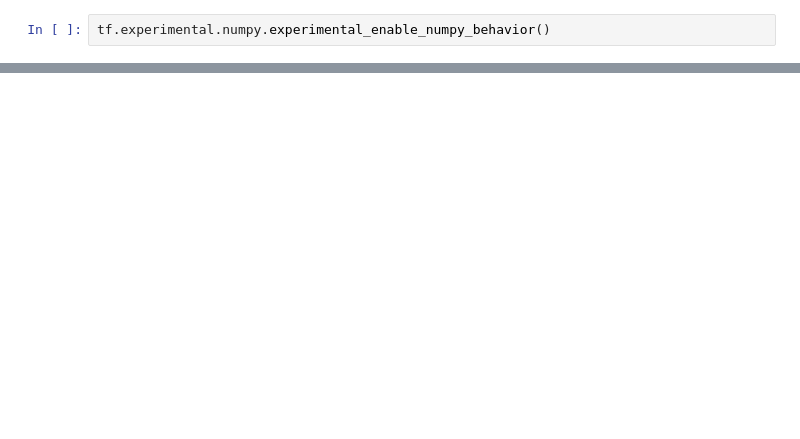
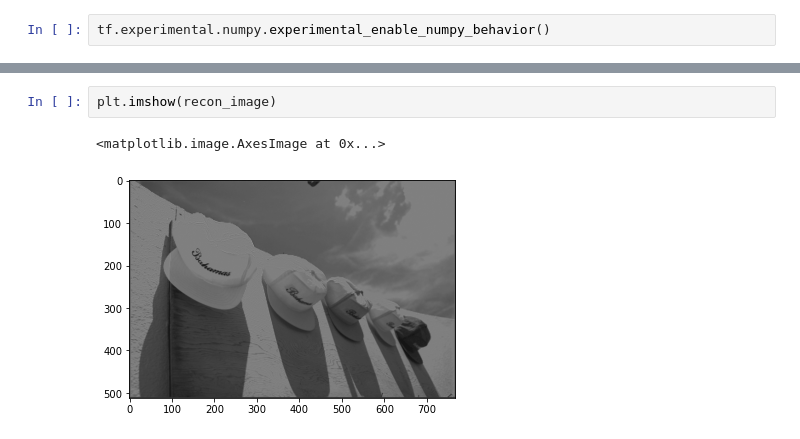
Before and after one commit to ayushabrol13/Asymmetric-Learned-Image-Compression-with-Multi-Scale-Residual-Block, a Jupyter notebook: main.ipynb, the cells around one changed output, grey strips where cells are left out. Saved outputs shown, nothing was run; the diff lists cells and outputs as text; blank space fills up the shorter version.

```diff
--- a/main.ipynb
+++ b/main.ipynb
@@ -1105,0 +1026,5 @@ the average time is nan
+# %%
+plt.imshow(recon_image)
+# %% [output]
+<matplotlib.image.AxesImage at 0x...>
+[figure, added]
```
Also changed, not shown: parts of 57 cells of this notebook, 1 other file.
